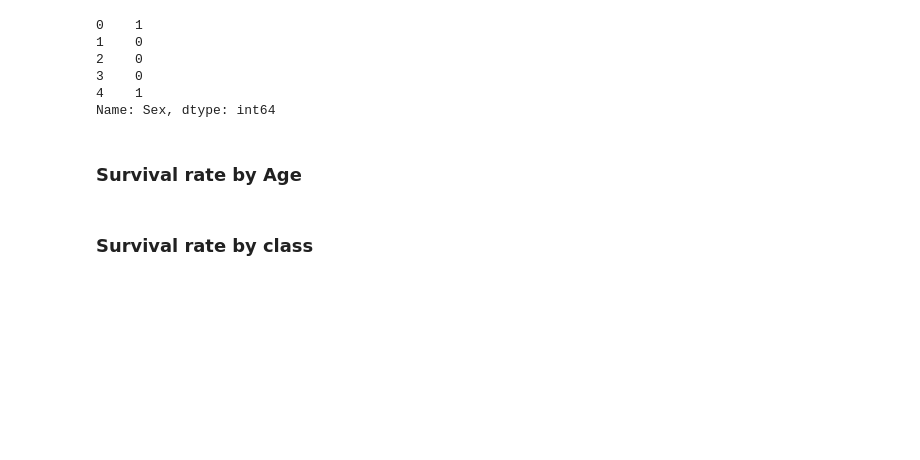
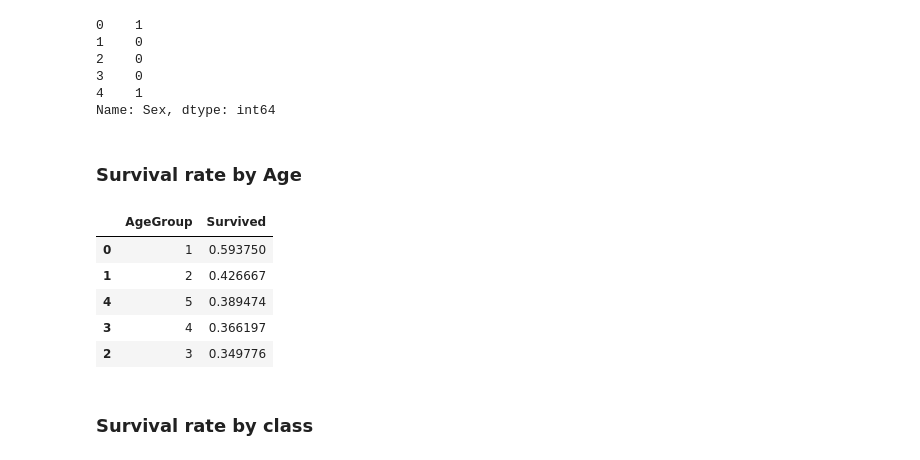
Before and after one commit to pranav-ap/titanic-analysis, a Jupyter notebook: titanic_analysis.ipynb, the cells around one changed output. Drawn from its saved outputs; the diff is of its cells as text; code cells hidden in the pictures; blank space fills up the shorter version.

```diff
--- a/titanic_analysis.ipynb
+++ b/titanic_analysis.ipynb
@@ -126,9 +157,16 @@ Name: Sex, dtype: int64
 # %% [markdown]
 ### Survival rate by Age
 # %%
-# survival_rate_by_age = train[['Age', 'Survived']].groupby(['Age'], as_index = False).mean()
-# survival_rate_by_age = survival_rate_by_age.sort_values(by = 'Survived', ascending = False)
-# survival_rate_by_age.head()
+survival_rate_by_age_group = train[['AgeGroup', 'Survived']].groupby(['AgeGroup'], as_index = False).mean()
+survival_rate_by_age_group = survival_rate_by_age_group.sort_values(by = 'Survived', ascending = False)
+survival_rate_by_age_group.head()
+# %% [output]
+|  | AgeGroup | Survived |
+| 0 | 1 | 0.593750 |
+| 1 | 2 | 0.426667 |
+| 4 | 5 | 0.389474 |
+| 3 | 4 | 0.366197 |
+| 2 | 3 | 0.349776 |
 # %% [markdown]
 ### Survival rate by class
 # %%
```
Also changed, not shown: parts of 10 cells of this notebook.
